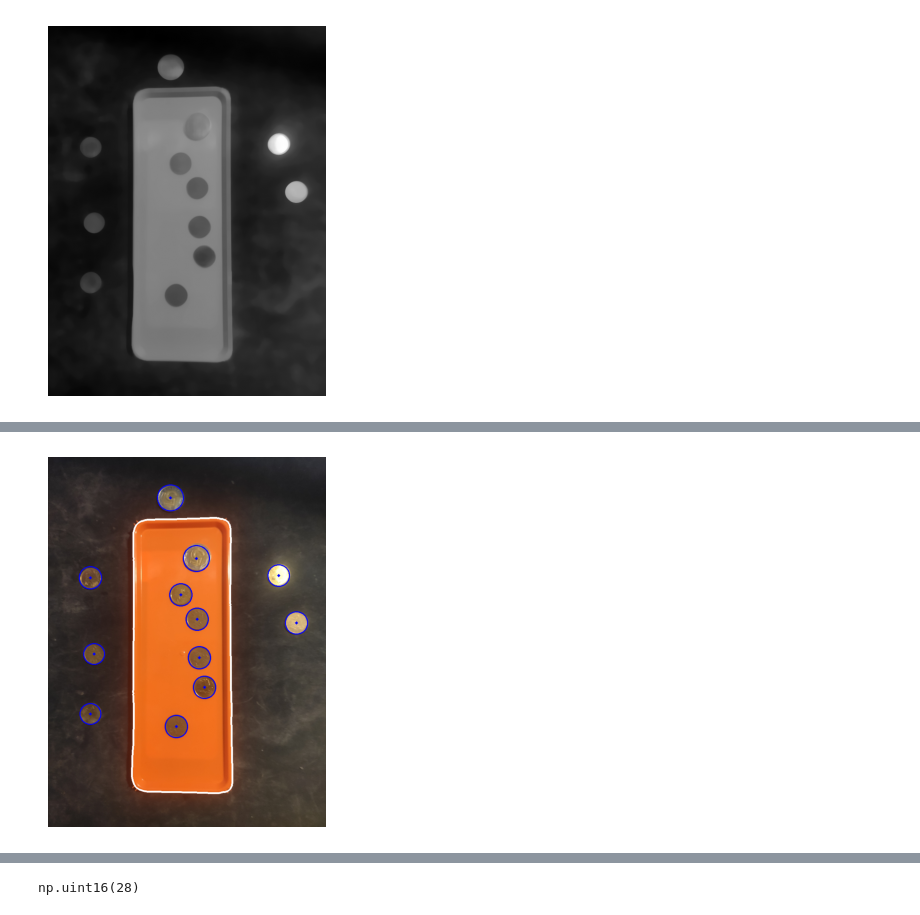
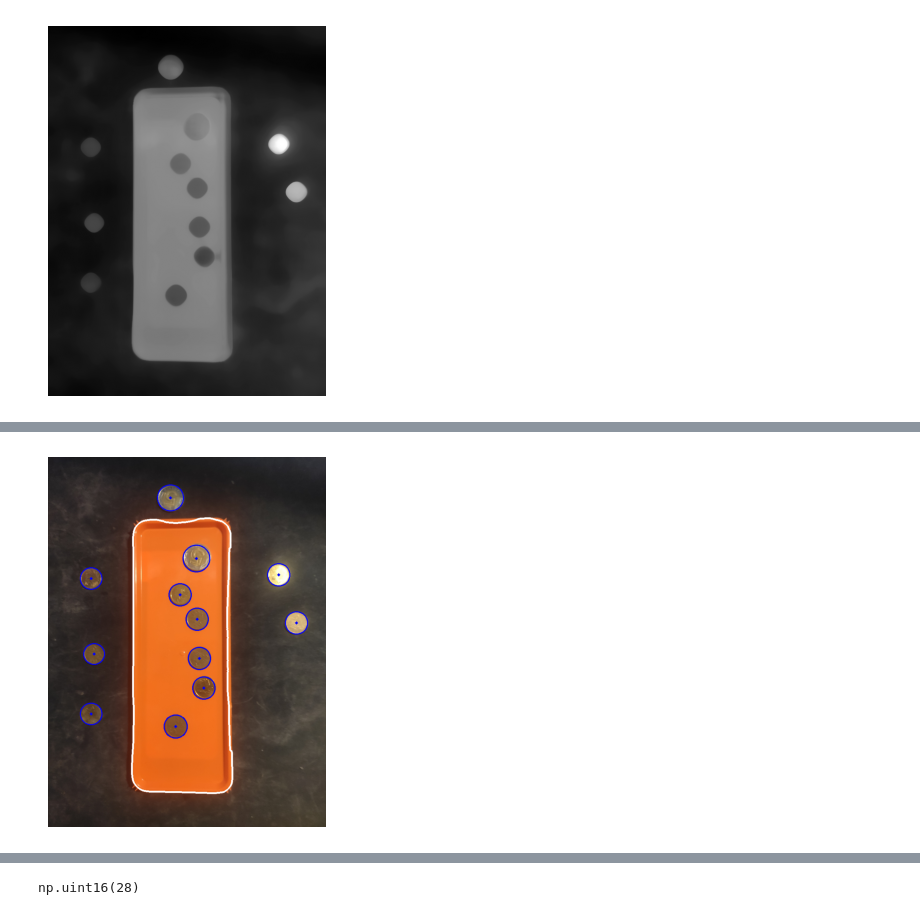
Before and after one commit to sofeeka/coin_detection, a Jupyter notebook: demo.ipynb, the cells around one changed output, grey strips where cells are left out. Drawn from its saved outputs; the diff is of its cells as text; code cells hidden in the pictures.

```diff
--- a/demo.ipynb
+++ b/demo.ipynb
@@ -37,7 +40,7 @@ print_image(img_blur, color_space="bgr")
 # %% [output]
 [figure]
 # %%
-img_gray = cv.cvtColor(img_blur, cv.COLOR_BGR2GRAY)
+img_gray = cv.cvtColor(img_blur_for_tray, cv.COLOR_BGR2GRAY)
 print_image(img_gray)
 # %% [output]
 [figure]
@@ -52,6 +47,6 @@ img_final = img_clahe
 # %%
 # get binary lvl photo and contours
-ret, thresh = cv.threshold(img_final, 115, 255, 0)
+ret, thresh = cv.threshold(img_gray, 99, 255, 0)
 contours, hierarchy = cv.findContours(thresh, cv.RETR_TREE, cv.CHAIN_APPROX_SIMPLE)
 print_image(thresh)
 # %% [output]
@@ -74,0 +72,3 @@ print_image(img_original, color_space='bgr')
+# %%
+img_blur_for_coins = cv.medianBlur(img_original, 15)
+print_image(img_blur_for_coins, color_space="bgr")
@@ -74,0 +77,3 @@ print_image(img_original, color_space='bgr')
+# %%
+img_gray = cv.cvtColor(img_blur_for_coins, cv.COLOR_BGR2GRAY)
+print_image(img_gray)
@@ -75,18 +90,24 @@ print_image(img_original, color_space='bgr')
 # %%
 img_temp = img_original.copy()
 # find circles
-circles = cv.HoughCircles(img_final, cv.HOUGH_GRADIENT, 1, 10, param1=40, param2=55, minRadius=0, maxRadius=500)
+# cv.HOUGH_GRADIENT is an algorithm
+# param 1 canny edge detection parameter
+# param 2 the higher the value, the less circles are detected
+
+# param 2 at least 31 for tray3
+# minRadius at least 25 for tray7
+circles = cv.HoughCircles(img_final, cv.HOUGH_GRADIENT, 1, 10, param1=40, param2=31, minRadius=25, maxRadius=37)
 circles = np.uint16(np.around(circles))
 # draw circles
 for c in circles[0, :]:
     # draw the outer circle
     cv.circle(img_temp, (c[0], c[1]), c[2], (255, 0, 0), 2)
     # draw the center of the circle
     cv.circle(img_temp, (c[0], c[1]), 2, (255, 0, 0), 3)
 
 print_image(img_temp, color_space='bgr')
 # %% [output]
-[figure, old version]
+[figure, new version]
 # %%
 max_radius = np.max(circles[0][:, 2])
 max_radius
```
Also changed, not shown: parts of 16 cells of this notebook, 8 other files.
